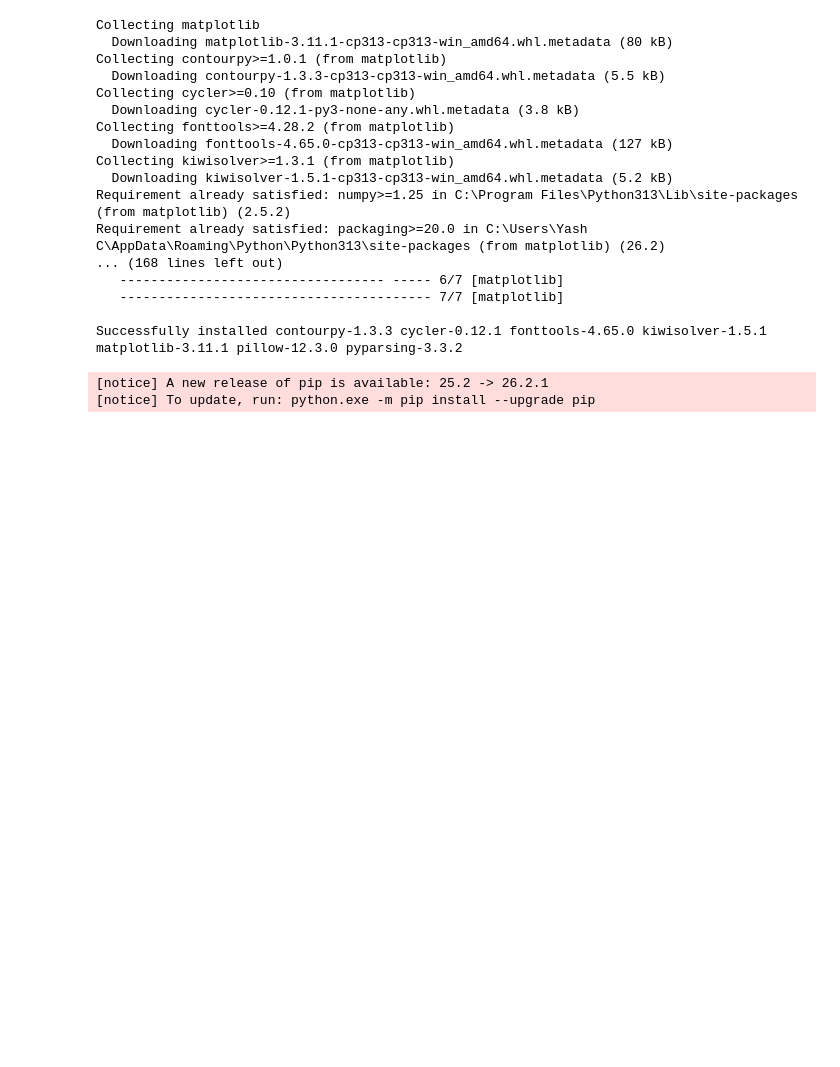
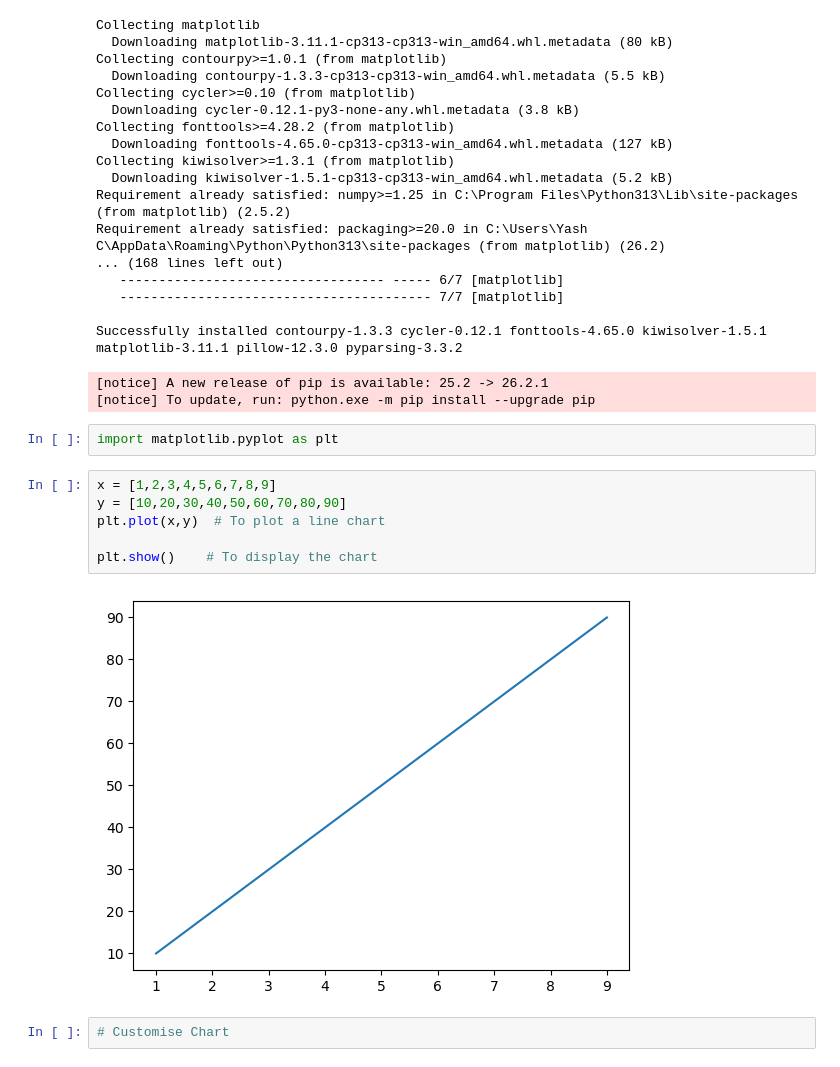
Before and after one commit to YashNotCoder/Python-Learning, a Jupyter notebook: Libraries/Matplotlib/Basics of matplotlib.ipynb, the cells around one changed output. Saved outputs shown, nothing was run; the diff lists cells and outputs as text; blank space fills up the shorter version.

Commit message:
Plotting line chart

```diff
--- a/Libraries/Matplotlib/Basics of matplotlib.ipynb
+++ b/Libraries/Matplotlib/Basics of matplotlib.ipynb
@@ -20,3 +20,15 @@ Requirement already satisfied: packaging>=20.0 in C:\Users\Yash C\AppData\Roamin
 Successfully installed contourpy-1.3.3 cycler-0.12.1 fonttools-4.65.0 kiwisolver-1.5.1 matplotlib-3.11.1 pillow-12.3.0 pyparsing-3.3.2
 [notice] A new release of pip is available: 25.2 -> 26.2.1
 [notice] To update, run: python.exe -m pip install --upgrade pip
+# %%
+import matplotlib.pyplot as plt
+# %%
+x = [1,2,3,4,5,6,7,8,9]
+y = [10,20,30,40,50,60,70,80,90]
+plt.plot(x,y)  # To plot a line chart
+
+plt.show()    # To display the chart
+# %% [output]
+[figure, added]
+# %%
+# Customise Chart
```
Also changed, not shown: parts of 1 cell of this notebook.
